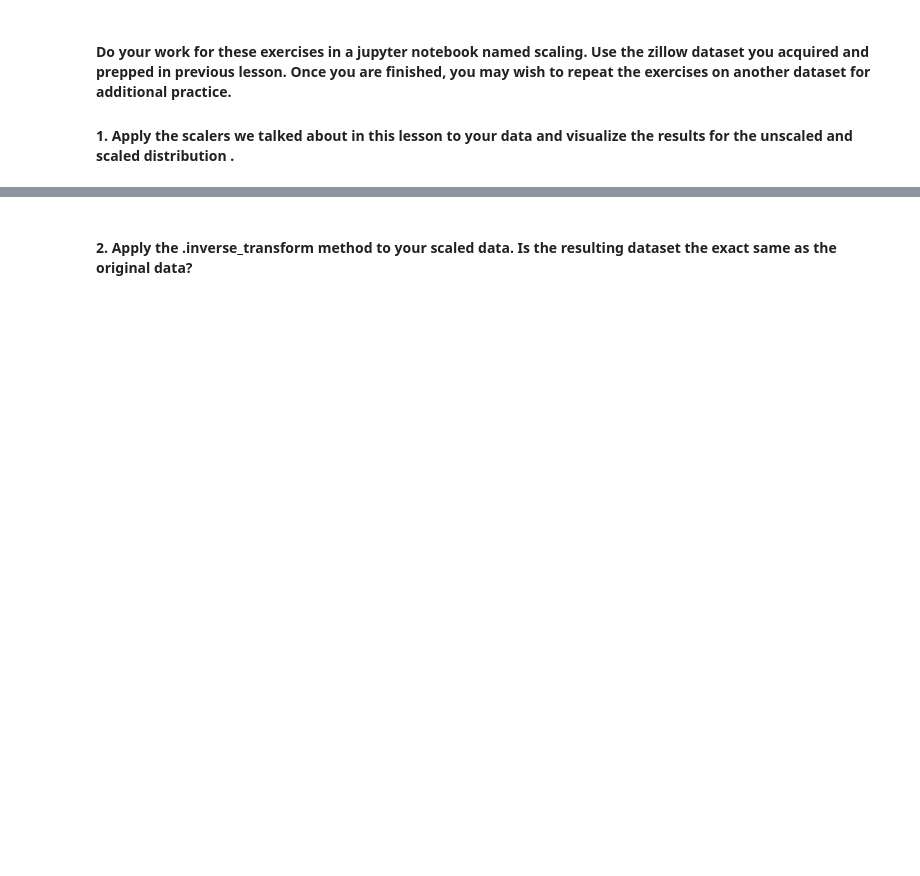
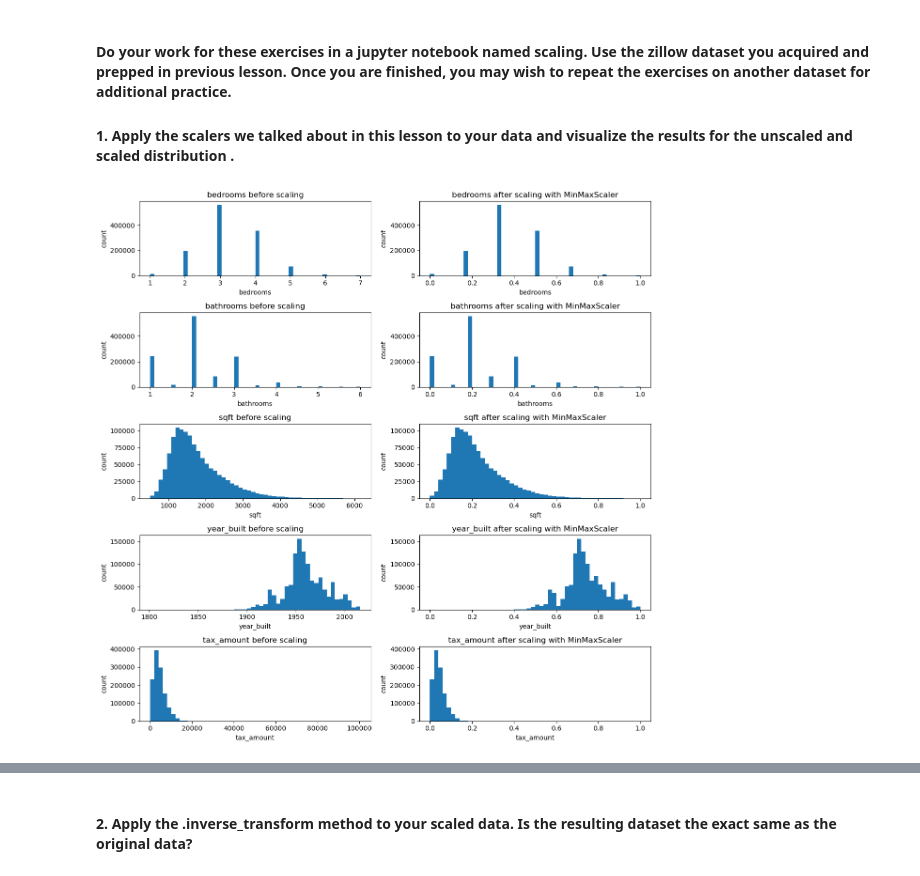
Before and after one commit to manuel-salazar1/regression-exercises, a Jupyter notebook: scaling.ipynb, the cells around one changed output, grey strips where cells are left out. Cells and saved outputs as stored; diff of their text form; code cells hidden in the pictures; blank space fills up the shorter version.

```diff
--- a/scaling.ipynb
+++ b/scaling.ipynb
@@ -15,0 +31,2 @@ import wrangle
+# %%
+df = wrangle.wrangle_zillow(df)
@@ -15,0 +42,2 @@ import wrangle
+# %%
+train, validate, test = wrangle.split_function(df)
@@ -17,3 +55,31 @@ import wrangle
 #### Do your work for these exercises in a jupyter notebook named scaling. Use the zillow dataset you acquired and prepped in previous lesson. Once you are finished, you may wish to repeat the exercises on another dataset for additional practice.
 
 #### 1. Apply the scalers we talked about in this lesson to your data and visualize the results for the unscaled and scaled distribution .
+# %%
+to_scale = ['bedrooms', 'bathrooms', 'sqft', 'year_built', 'tax_amount']
+# %%
+def visualize_scale(scaler, df, columns_to_scale, bins=10):
+    #subplot
+    fig, axs = plt.subplots(len(columns_to_scale), 2, figsize=(12,12))
+
+    #copy df to scale
+    df_scaled = df.copy()
+
+    #fit_transform df
+    df_scaled[columns_to_scale] = scaler.fit_transform(df[columns_to_scale])
+
+    #plot original data with scaled data
+    for (ax1, ax2), col in zip(axs, columns_to_scale):
+        ax1.hist(df[col], bins=bins)
+        ax1.set(title=f'{col} before scaling', xlabel=col, ylabel='count')
+        ax2.hist(df_scaled[col], bins=bins)
+        ax2.set(title=f'{col} after scaling with {scaler.__class__.__name__}', xlabel=col, ylabel='count')
+    plt.tight_layout()
+# %%
+visualize_scale(scaler=MinMaxScaler(),
+               df=train,
+                columns_to_scale=to_scale,
+                bins=50
+               )
+# %% [output]
+[figure, added]
```
Also changed, not shown: parts of 19 cells of this notebook, 4 other files.
